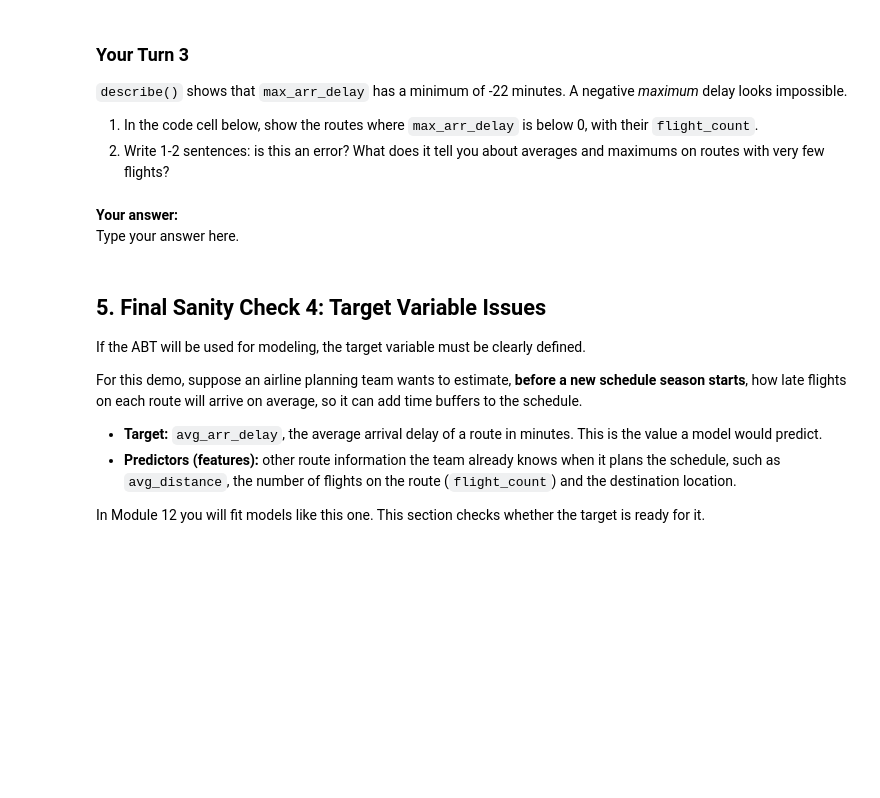
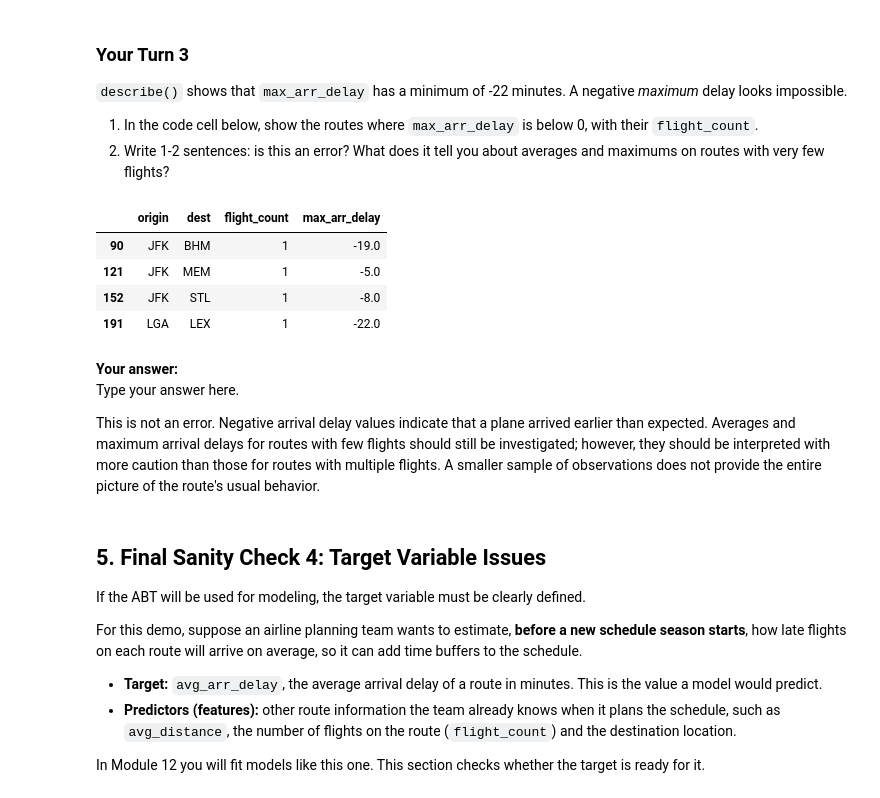
Before and after one commit to rubenruiz-gif/ban6003-week11-rubenruiz, a Jupyter notebook: notebooks/module11_abt_documentation_guided_lab.ipynb, the cells around one changed output. Saved outputs shown, nothing was run; the diff lists cells and outputs as text; code cells hidden in the pictures; blank space fills up the shorter version.

Commit message:
Final Sanity Check 3: Impossible or Suspicious Values

```diff
--- a/notebooks/module11_abt_documentation_guided_lab.ipynb
+++ b/notebooks/module11_abt_documentation_guided_lab.ipynb
@@ -243,10 +344,19 @@ Extreme values do not automatically mean errors. They may be real business signa
 # %%
 # Your Turn 3
 # Show the routes with a negative max_arr_delay and their flight_count.
 # Hint: filter route_abt with a Boolean condition, then select a few columns.
+route_abt[route_abt['max_arr_delay']<0][["origin", "dest", "flight_count","max_arr_delay"]]
+# %% [output]
+|  | origin | dest | flight_count | max_arr_delay |
+| 90 | JFK | BHM | 1 | -19.0 |
+| 121 | JFK | MEM | 1 | -5.0 |
+| 152 | JFK | STL | 1 | -8.0 |
+| 191 | LGA | LEX | 1 | -22.0 |
 # %% [markdown]
 **Your answer:**
 Type your answer here.
+
+This is not an error. Negative arrival delay values indicate that a plane arrived earlier than expected. Averages and maximum arrival delays for routes with few flights should still be investigated; however, they should be interpreted with more caution than those for routes with multiple flights. A smaller sample of observations does not provide the entire picture of the route's usual behavior.
 # %% [markdown]
 ## 5. Final Sanity Check 4: Target Variable Issues
 
```
Also changed, not shown: parts of 28 cells of this notebook.
